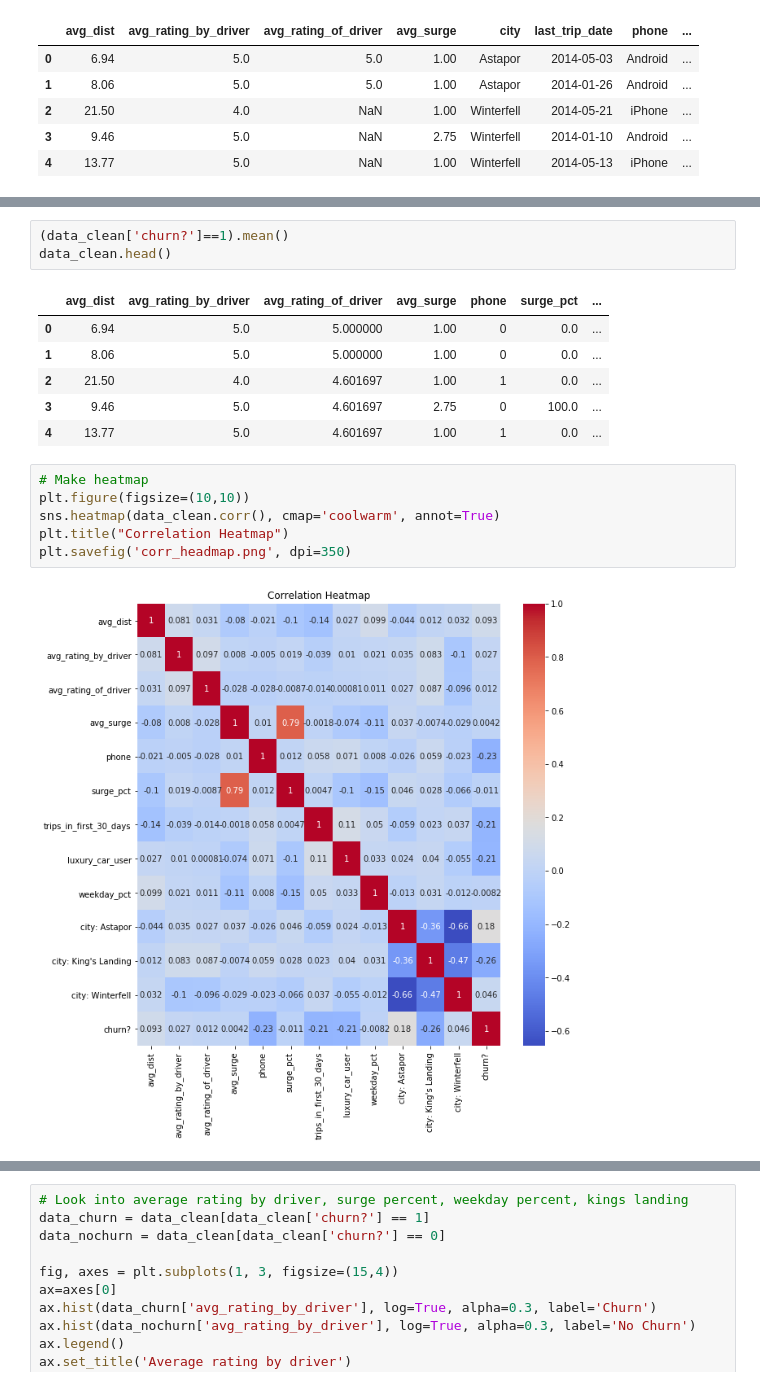
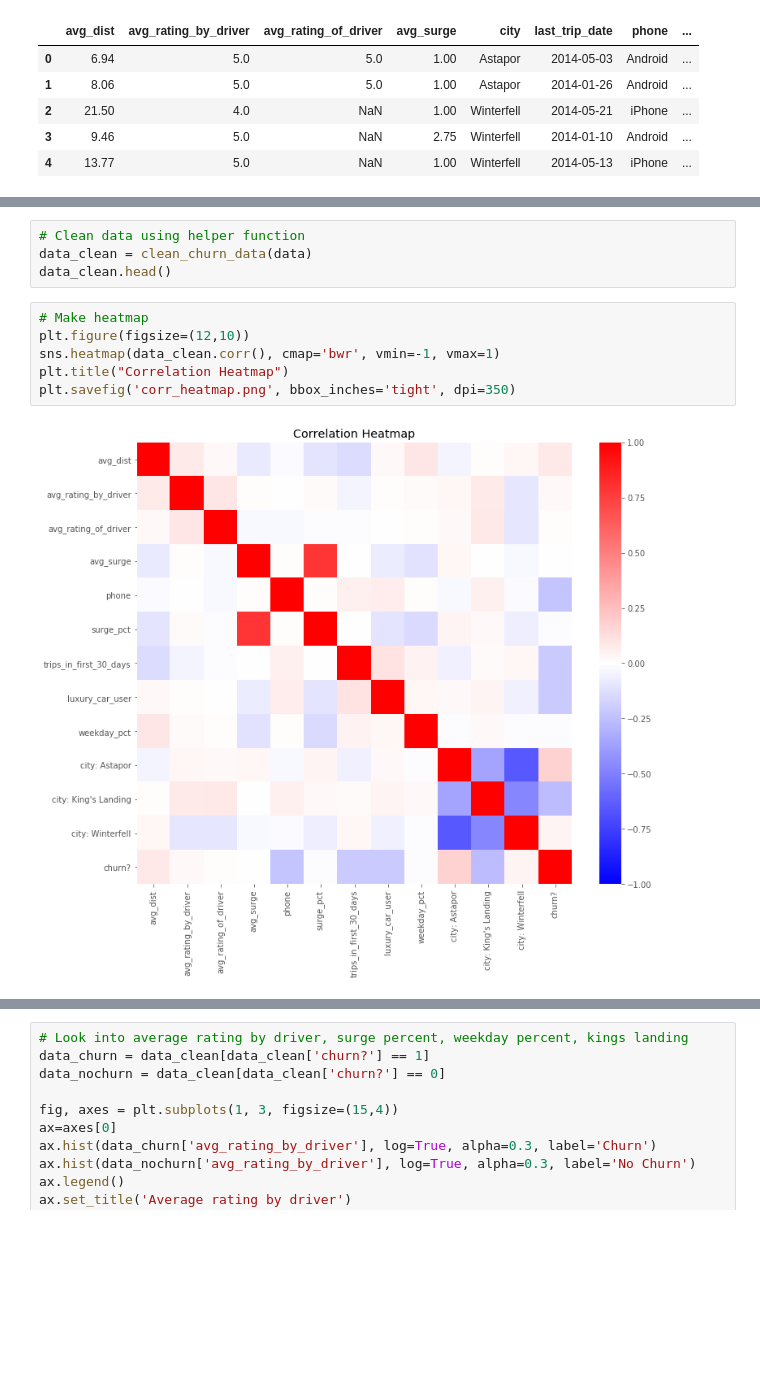
Before and after one commit to mkpetterson/ride-share-churn, a Jupyter notebook: analysis/gradient_boosting.ipynb, the cells around one changed output, grey strips where cells are left out. Cells and saved outputs as stored; diff of their text form; blank space fills up the shorter version.

```diff
--- a/analysis/gradient_boosting.ipynb
+++ b/analysis/gradient_boosting.ipynb
@@ -139,18 +100,12 @@ data_clean = clean_churn_data(data)
-# %%
-(data_clean['churn?']==1).mean()
-data_clean.head()
-# %% [output]
-|  | avg_dist | avg_rating_by_driver | avg_rating_of_driver | avg_surge | phone | surge_pct | ... |
-| 0 | 6.94 | 5.0 | 5.000000 | 1.00 | 0 | 0.0 | ... |
-| 1 | 8.06 | 5.0 | 5.000000 | 1.00 | 0 | 0.0 | ... |
-| 2 | 21.50 | 4.0 | 4.601697 | 1.00 | 1 | 0.0 | ... |
-| 3 | 9.46 | 5.0 | 4.601697 | 2.75 | 0 | 100.0 | ... |
-| 4 | 13.77 | 5.0 | 4.601697 | 1.00 | 1 | 0.0 | ... |
+# %%
+# Clean data using helper function
+data_clean = clean_churn_data(data)
+data_clean.head()
 # %%
 # Make heatmap
-plt.figure(figsize=(10,10))
-sns.heatmap(data_clean.corr(), cmap='coolwarm', annot=True)
+plt.figure(figsize=(12,10))
+sns.heatmap(data_clean.corr(), cmap='bwr', vmin=-1, vmax=1)
 plt.title("Correlation Heatmap")
-plt.savefig('corr_headmap.png', dpi=350)
+plt.savefig('corr_heatmap.png', bbox_inches='tight', dpi=350)
 # %% [output]
-[figure, old version]
+[figure, new version]
```
Also changed, not shown: parts of 19 cells of this notebook, 3 other files.
